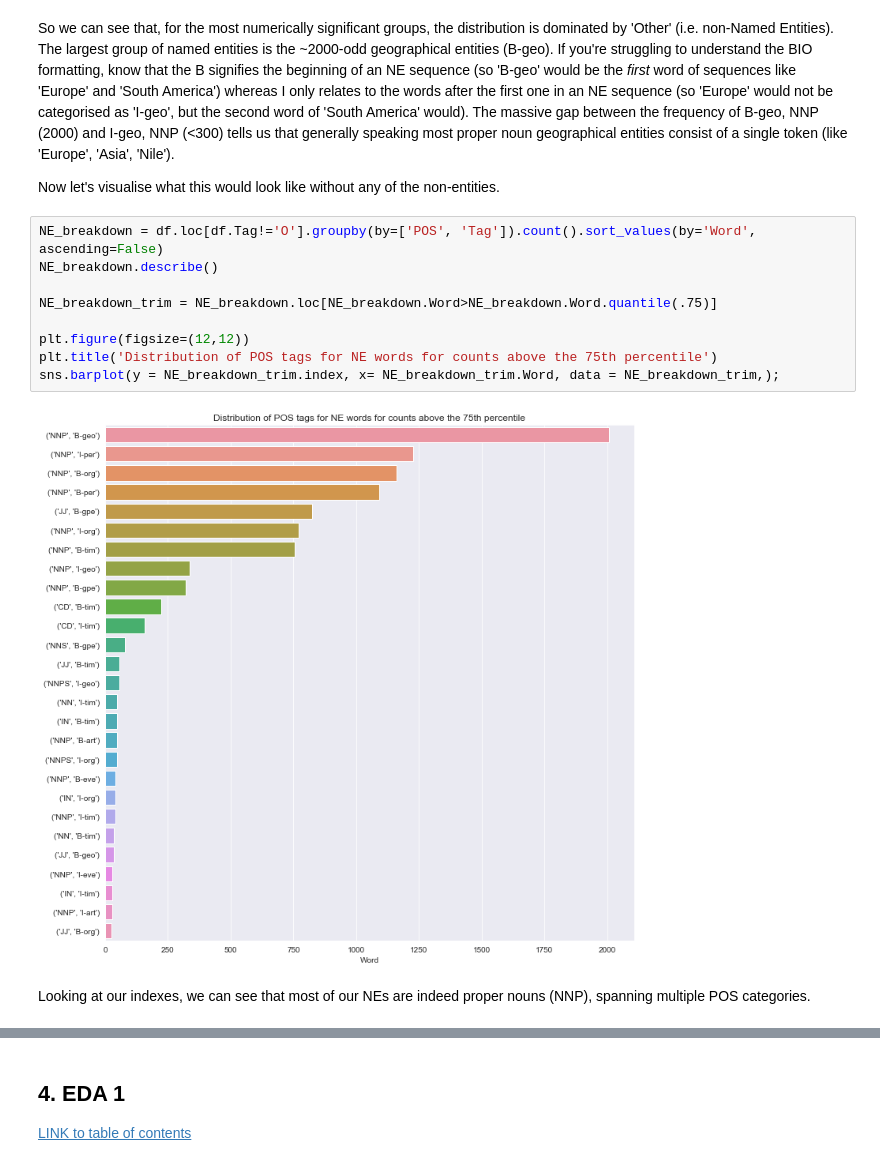
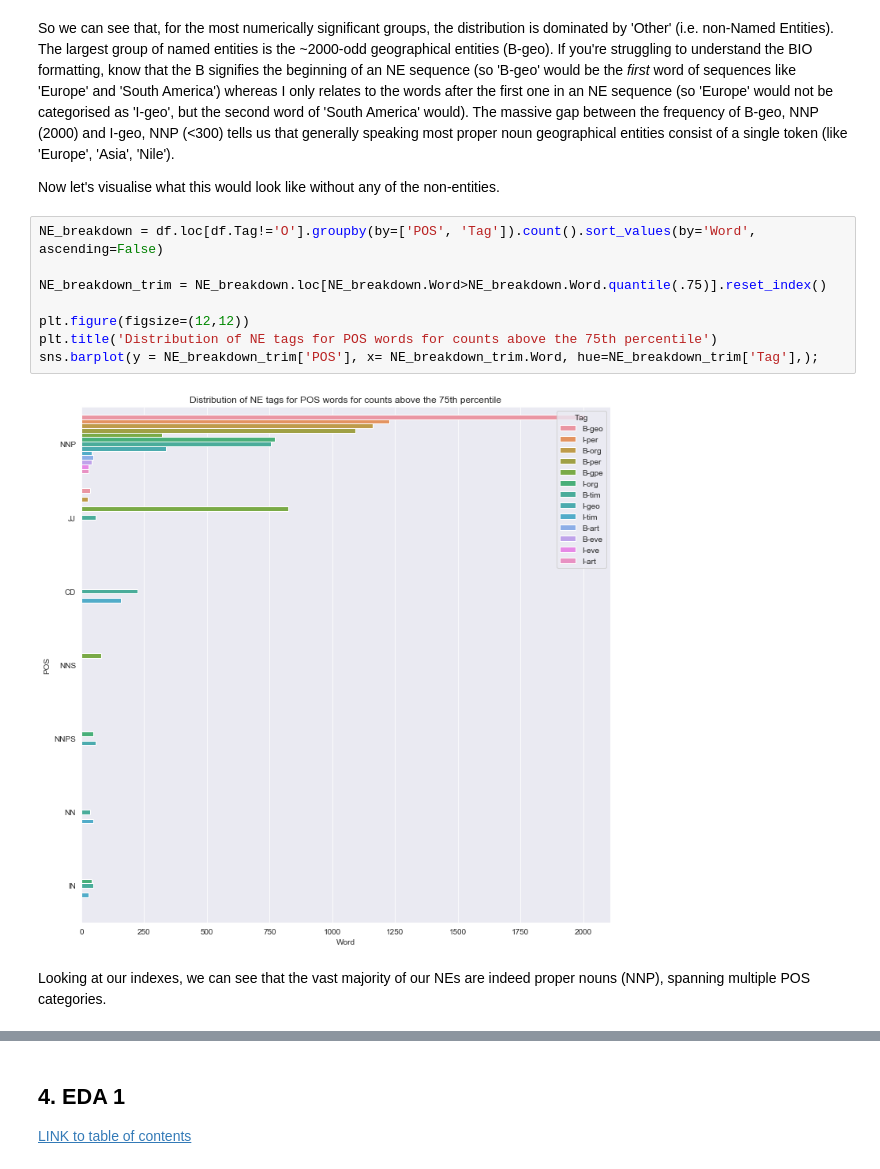
Before and after one commit to Ioana-P/Named_Entity_Recog_project, a Jupyter notebook: 3. EDA.ipynb, the cells around one changed output, grey strips where cells are left out. Drawn from its saved outputs; the diff is of its cells as text.

```diff
--- a/3. EDA.ipynb
+++ b/3. EDA.ipynb
@@ -128,14 +130,13 @@ So we can see that, for the most numerically significant groups, the distributio
 Now let's visualise what this would look like without any of the non-entities.
 # %%
 NE_breakdown = df.loc[df.Tag!='O'].groupby(by=['POS', 'Tag']).count().sort_values(by='Word', ascending=False)
-NE_breakdown.describe()
 
-NE_breakdown_trim = NE_breakdown.loc[NE_breakdown.Word>NE_breakdown.Word.quantile(.75)]
+NE_breakdown_trim = NE_breakdown.loc[NE_breakdown.Word>NE_breakdown.Word.quantile(.75)].reset_index()
 
 plt.figure(figsize=(12,12))
-plt.title('Distribution of POS tags for NE words for counts above the 75th percentile')
-sns.barplot(y = NE_breakdown_trim.index, x= NE_breakdown_trim.Word, data = NE_breakdown_trim,);
+plt.title('Distribution of NE tags for POS words for counts above the 75th percentile')
+sns.barplot(y = NE_breakdown_trim['POS'], x= NE_breakdown_trim.Word, hue=NE_breakdown_trim['Tag'],);
 # %% [output]
-[figure, old version]
+[figure, new version]
 # %% [markdown]
-Looking at our indexes, we can see that most of our NEs are indeed proper nouns (NNP), spanning multiple POS categories.
+Looking at our indexes, we can see that the vast majority of our NEs are indeed proper nouns (NNP), spanning multiple POS categories.
```
Also changed, not shown: parts of 21 cells of this notebook.
